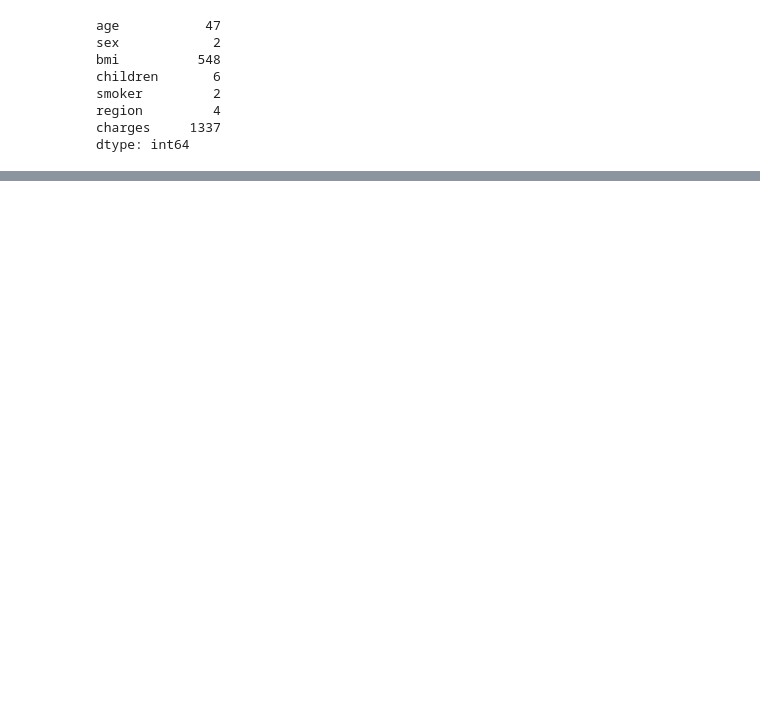
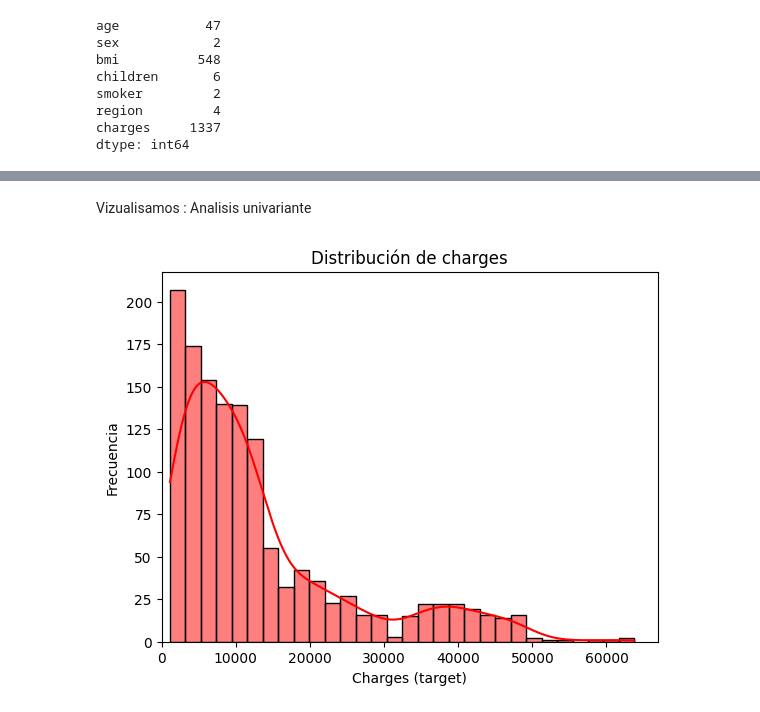
Before and after one commit to 4GeeksAcademy/PAULINE---LINEAR-REGRESSION, a Jupyter notebook: src/explore.ipynb, the cells around one changed output, grey strips where cells are left out. Saved outputs shown, nothing was run; the diff lists cells and outputs as text; code cells hidden in the pictures; blank space fills up the shorter version.

```diff
--- a/src/explore.ipynb
+++ b/src/explore.ipynb
@@ -53,0 +71,10 @@ No hay ningun NaN.
+# %%
+#Hay 1, entonces la buscamos :
+print(df[df.duplicated(keep=False)])
+
+#La borramos :
+df.drop(df[df.duplicated() == True].index, axis=0, inplace=True)
+
+# Revisamos que se haya eleminada::
+print(sum(df.duplicated()))
+print(df.shape)
@@ -65,0 +108,15 @@ dtype: int64
+# %% [markdown]
+Vizualisamos : Analisis univariante
+# %%
+#Hacemos con hist de frecuencia y KDE
+#KDE = añade una lineao sobre el hist para mostrar la proba de ocurrencia de los valores en el continuo de la variable
+
+#Primero la target, la variable dependiente :
+sns.histplot(df['charges'], kde=True, color='red', bins=30)  # Ajustamos el número de bins a 50
+plt.title('Distribución de charges')
+plt.xlabel('Charges (target)')
+plt.ylabel('Frecuencia')
+plt.xlim(left=0)
+plt.show()
+# %% [output]
+[figure, added]
```
Also changed, not shown: parts of 36 cells of this notebook.
